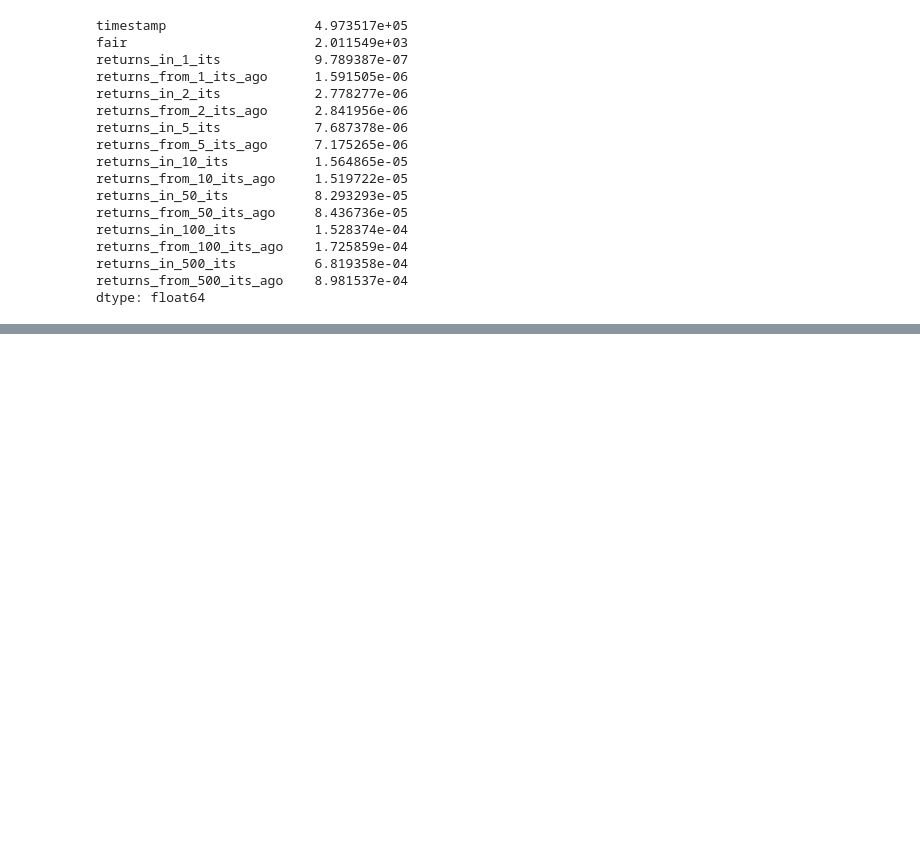
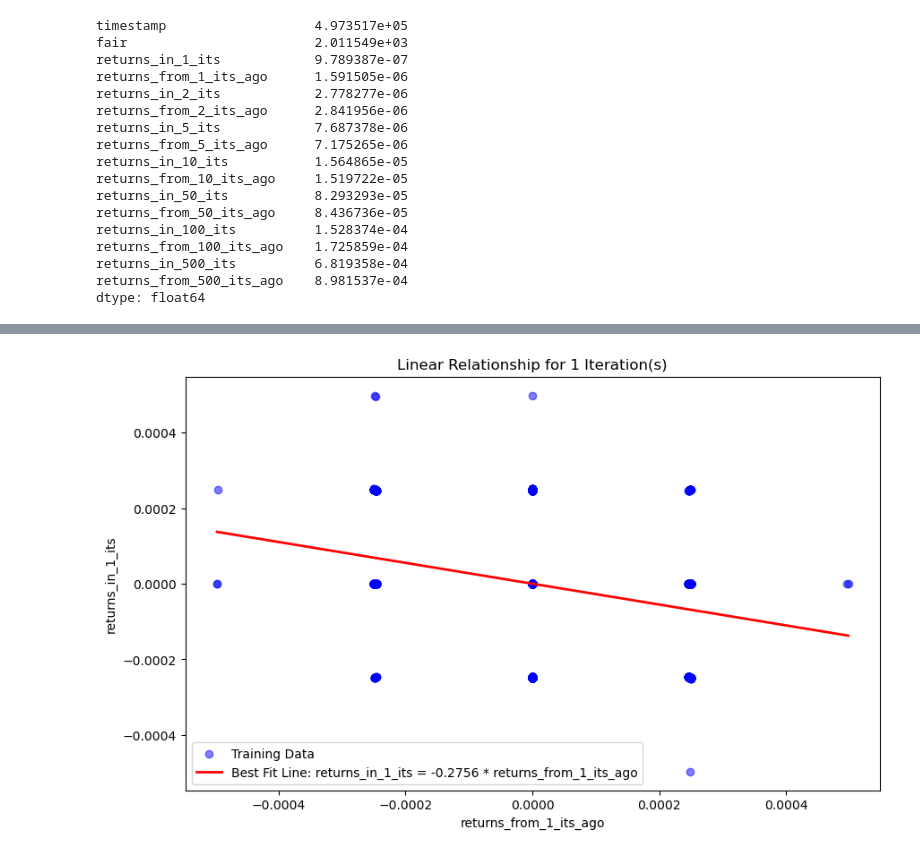
Before and after one commit to xiaoyongzhang47/imc_prosperity_2025_foxfoxgogogo, a Jupyter notebook: data_visual.ipynb, the cells around one changed output, grey strips where cells are left out. Drawn from its saved outputs; the diff is of its cells as text; code cells hidden in the pictures; blank space fills up the shorter version.

Commit message:
feat: implement market maker mid price calculation and linear regression analysis

```diff
--- a/data_visual.ipynb
+++ b/data_visual.ipynb
@@ -123,7 +91,7 @@ plt.show()
 def calculate_mm_mid(row):
     # Find the best bid with volume >= 20
     for i in range(1, 4):
-        if row[f'bid_volume_{i}'] >= 20:
+        if row[f'bid_volume_{i}'] >= 10:
             best_bid = row[f'bid_price_{i}']
             break
     else:
@@ -131,7 +99,7 @@ def calculate_mm_mid(row):
 
     # Find the best ask with volume >= 20
     for i in range(1, 4):
-        if row[f'ask_volume_{i}'] >= 20:
+        if row[f'ask_volume_{i}'] >= 10:
             best_ask = row[f'ask_price_{i}']
             break
     else:
@@ -156,10 +124,10 @@ fig.update_layout(
 # Display the plot
 fig.show()
 # %%
-def calculate_mm_mid(row):
+def calculate_mm_mid(row, cutoff=20):
     # Find the best bid with volume >= 20
     for i in range(1, 4):
-        if row[f'bid_volume_{i}'] >= 20:
+        if row[f'bid_volume_{i}'] >= cutoff:
             best_bid = row[f'bid_price_{i}']
             break
     else:
@@ -167,7 +135,7 @@ def calculate_mm_mid(row):
 
     # Find the best ask with volume >= 20
     for i in range(1, 4):
-        if row[f'ask_volume_{i}'] >= 20:
+        if row[f'ask_volume_{i}'] >= cutoff:
             best_ask = row[f'ask_price_{i}']
             break
     else:
@@ -314,0 +197,71 @@ plt.show()
+# %%
+from sklearn.model_selection import train_test_split
+from sklearn.linear_model import LinearRegression
+from sklearn.metrics import r2_score, mean_squared_error
+from tqdm import tqdm
+
+# Perform train-test split
+train_data, test_data = train_test_split(kelp_returns, test_size=0.2, random_state=42)
+
+print("test")
+
+# Iterate over each iteration count
+for iterations in tqdm(iteration_counts):
+
+
+    # Prepare the feature and target columns
+    X_train = train_data[f'returns_from_{iterations}_its_ago'].values.reshape(-1, 1)
+    y_train = train_data[f'returns_in_{iterations}_its']
+    X_test = test_data[f'returns_from_{iterations}_its_ago'].values.reshape(-1, 1)
+    y_test = test_data[f'returns_in_{iterations}_its']
+
+    # Create and train the linear regression model
+    model = LinearRegression(fit_intercept=False)
+    model.fit(X_train, y_train)
+
+    # Make predictions on train and test data
+    train_predictions = model.predict(X_train)
+    test_predictions = model.predict(X_test)
+
+    # Calculate R-squared and MSE for train and test data
+    train_r2 = r2_score(y_train, train_predictions)
+    train_mse = mean_squared_error(y_train, train_predictions)
+    test_r2 = r2_score(y_test, test_predictions)
+    test_mse = mean_squared_error(y_test, test_predictions)
+
+    # Print the results
+    print(f"Iteration Count: {iterations}")
+    print(f"Learned Equation: returns_in_{iterations}_its = {model.coef_[0]:.4f} * returns_from_{iterations}_its_ago")
+    print(f"Train R-squared: {train_r2:.4f}")
+    print(f"Train MSE: {train_mse:.4f}")
+    print(f"Test R-squared: {test_r2:.4f}")
+    print(f"Test MSE: {test_mse:.4f}")
+    print()
+
+for iteration in iteration_counts:
+
+    # Prepare training data for the chosen iteration count
+    X_train = train_data[f'returns_from_{iteration}_its_ago'].values.reshape(-1, 1)
+    y_train = train_data[f'returns_in_{iteration}_its'].values
+
+    # Create and train the linear regression model (without an intercept)
+    model = LinearRegression(fit_intercept=False)
+    model.fit(X_train, y_train)
+
+    # Generate a range of x values for plotting the best fit line
+    x_range = np.linspace(X_train.min(), X_train.max(), 100).reshape(-1, 1)
+    y_line = model.predict(x_range)
+
+    # Plot the scatter plot for training data and the best fit line
+    plt.figure(figsize=(10, 6))
+    plt.scatter(X_train, y_train, color='blue', alpha=0.5, label='Training Data')
+
+    plt.plot(x_range, y_line, color='red', linewidth=2,
+            label=f'Best Fit Line: returns_in_{iteration}_its = {model.coef_[0]:.4f} * returns_from_{iteration}_its_ago')
+
+    plt.xlabel(f'returns_from_{iteration}_its_ago')
+    plt.ylabel(f'returns_in_{iteration}_its')
+    plt.title(f'Linear Relationship for {iteration} Iteration(s)')
+    plt.legend()
+    plt.show()
+# %% [output]
@@ -314,0 +286 @@ plt.show()
+[figure, added]
```
Also changed, not shown: parts of 5 cells of this notebook, 1 other file.
